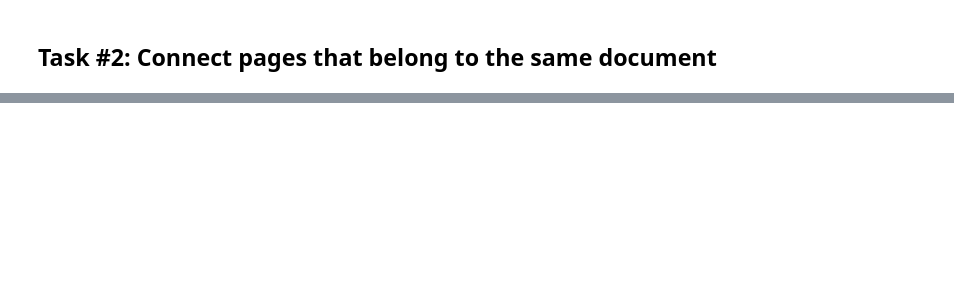
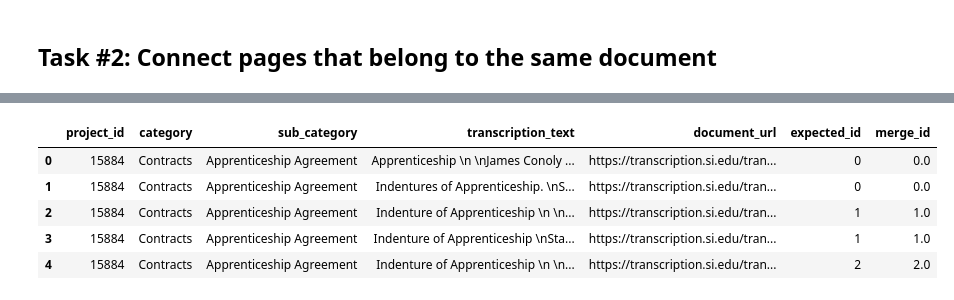
Before and after one commit to KeithGalli/historical-docs-analysis, a Jupyter notebook: analysis.ipynb, the cells around one changed output, grey strips where cells are left out. Drawn from its saved outputs; the diff is of its cells as text; code cells hidden in the pictures; blank space fills up the shorter version.

```diff
--- a/analysis.ipynb
+++ b/analysis.ipynb
@@ -78,7 +85,7 @@ system_message = """
 # %%
 # chat = ChatOpenAI(model_name="gpt-4-1106-preview", response_format={"type":"json_object"})
-# chat = ChatOpenAI()
-chat = ChatOllama(model="llama2", format="json")
+chat = ChatOpenAI()
+# chat = ChatOllama(model="llama2", format="json")
 
 def get_output(input):
     messages = [SystemMessage(content=system_message), HumanMessage(content=inputs[0]), AIMessage(content=str(outputs[0])), HumanMessage(content=input)]
@@ -89,10 +96,10 @@ def parse_output(output):
     print(output)
     return json.loads(output)
 
-print(inputs[2])
+print(inputs[1])
 
-test = get_output(inputs[2])
+test = get_output(inputs[1])
 answer = parse_output(test)
 
-answer["payer"]
+answer["results"]
 # %% [output]
@@ -134,2 +139,5 @@ labor.head()
 # %% [markdown]
 ## Task #2: Connect pages that belong to the same document
+# %%
+aa = pd.read_csv('./input/apprenticeship-sample.csv')
+aa.head()
@@ -135,0 +181,29 @@ labor.head()
+# %%
+merge_id = 0
+for i in range(0, len(aa)):
+    # Access the row index instead of the row itself
+    index1 = aa.index[i]
+    index2 = aa.index[i+1] if i + 1 < len(aa) else None
+
+    # Use loc to access the rows
+    document1 = aa.loc[index1]
+    document2 = aa.loc[index2] if index2 is not None else None
+
+    if document2 is not None:
+        if from_same_document(document1, document2):
+            # Set the value using loc
+            aa.loc[index1, 'merge_id'] = int(merge_id)
+            aa.loc[index2, 'merge_id'] = int(merge_id)
+            continue
+
+    aa.loc[index1, 'merge_id'] = int(merge_id)
+    merge_id += 1
+# %%
+aa.head()
+# %% [output]
+|  | project_id | category | sub_category | transcription_text | document_url | expected_id | merge_id |
+| 0 | 15884 | Contracts | Apprenticeship Agreement | Apprenticeship \n \nJames Conoly ... | https://transcription.si.edu/tran... | 0 | 0.0 |
+| 1 | 15884 | Contracts | Apprenticeship Agreement | Indentures of Apprenticeship. \nS... | https://transcription.si.edu/tran... | 0 | 0.0 |
+| 2 | 15884 | Contracts | Apprenticeship Agreement | Indenture of Apprenticeship \n \n... | https://transcription.si.edu/tran... | 1 | 1.0 |
+| 3 | 15884 | Contracts | Apprenticeship Agreement | Indenture of Apprenticeship \nSta... | https://transcription.si.edu/tran... | 1 | 1.0 |
+| 4 | 15884 | Contracts | Apprenticeship Agreement | Indenture of Apprenticeship \n \n... | https://transcription.si.edu/tran... | 2 | 2.0 |
```
Also changed, not shown: parts of 6 cells of this notebook.
